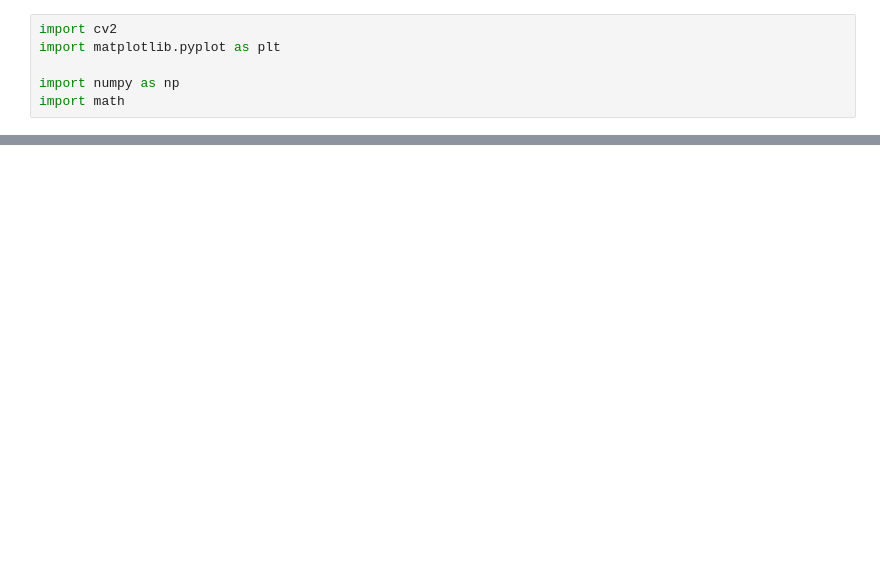
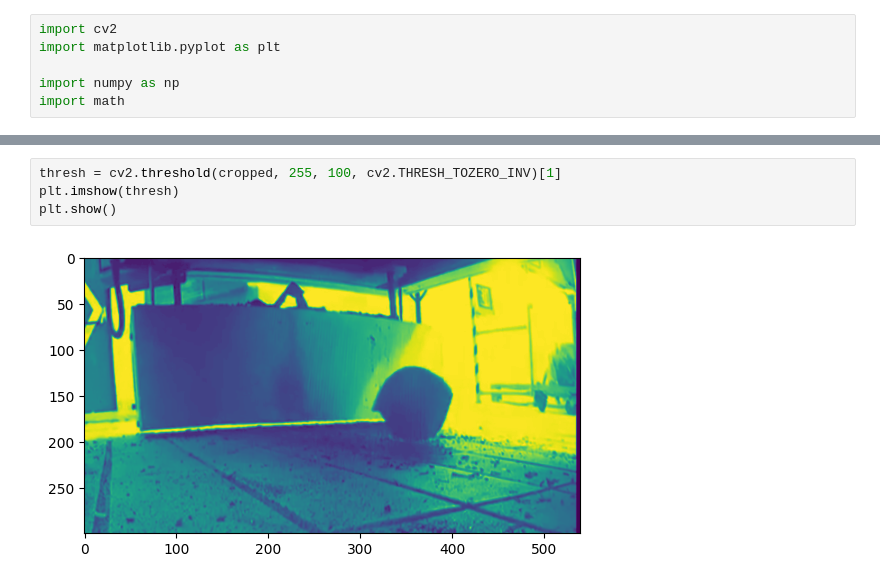
Before and after one commit to xalil8/opencv_task, a Jupyter notebook: try.ipynb, the cells around one changed output, grey strips where cells are left out. Cells and saved outputs as stored; diff of their text form; blank space fills up the shorter version.

```diff
--- a/try.ipynb
+++ b/try.ipynb
@@ -33 +38,7 @@ imgoutput = cv2.warpPerspective(image, matrix,(width,height))
+# %%
+thresh = cv2.threshold(cropped, 255, 100, cv2.THRESH_TOZERO_INV)[1]
+plt.imshow(thresh)
+plt.show()
+# %% [output]
+[figure, added]
 # %%
```
Also changed, not shown: parts of 9 cells of this notebook.
